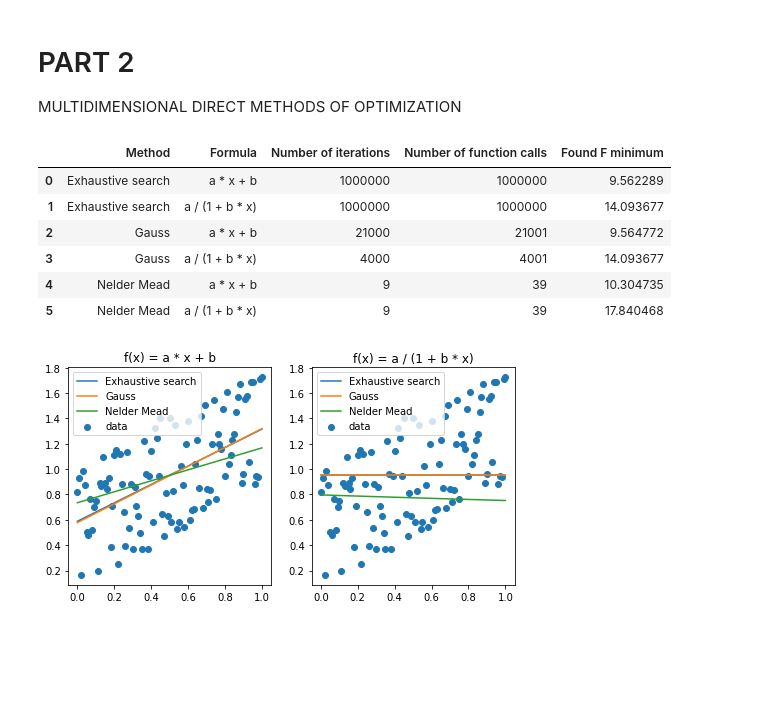
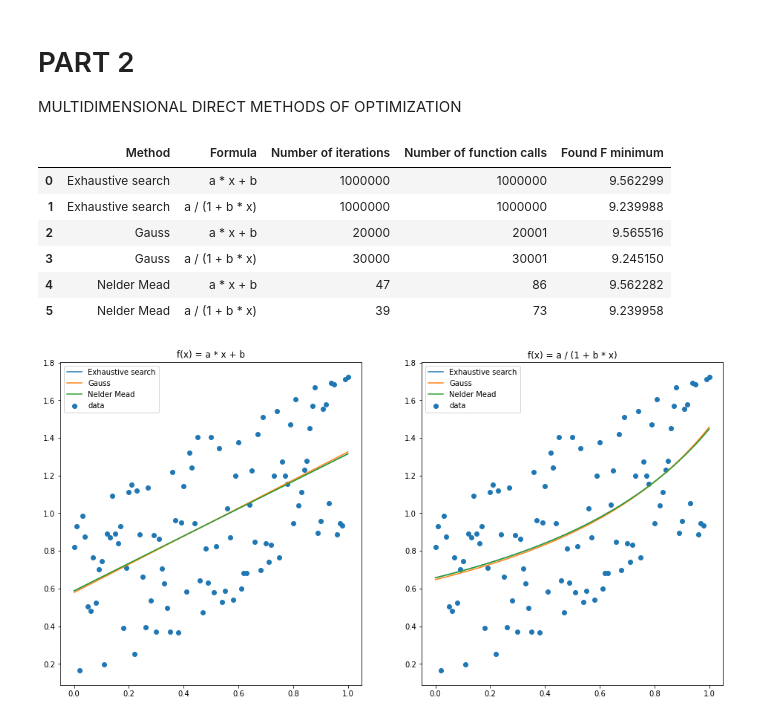
Before and after one commit to timetoai/algorithms_2021_labs, a Jupyter notebook: lab2.ipynb, the cells around one changed output. Drawn from its saved outputs; the diff is of its cells as text; code cells hidden in the pictures; blank space fills up the shorter version.

```diff
--- a/lab2.ipynb
+++ b/lab2.ipynb
@@ -206,11 +207,18 @@ def Nelder_Mead(f, xs, ys, x_min=0, x_max=1, eps=0.001, seed=None):
 
     return f_num, iter_num, points[0][0], points[0][1:]
 
+def Nelder_Mead(f, xs, ys, x_min=0, x_max=1, eps=0.001, seed=None):
+    random.seed(seed)
+    f_mod = lambda x: score_func(f, *x, xs, ys)
+    coeffs = np.array([random.random(), random.random()])
+    res = minimize(f_mod, x0=coeffs, method='Nelder-Mead', options={'xatol':eps, 'fatol':eps})
+    return res.nfev, res.nit, res.fun, res.x
+
 formulas = (lambda x, a, b: a * x + b, lambda x, a, b: a / (1 + b * x))
 # %%
 seed = 1001
 xs, ys = generate_data(seed)
-x_min, x_max, eps = 0, 1, 0.001
+x_min, x_max, eps = - 1, 1, 0.001
 f_nums, iter_nums, f_mins, coeffs = [], [], [], []
 for method in (exhaustive_search, gauss, Nelder_Mead):
     for formula in formulas:
@@ -226,24 +234,24 @@ pd.DataFrame({'Method': [methods_repr[x // 2] for x in range(6)], 'Formula': for
              'Number of function calls': f_nums, 'Found F minimum': f_mins})
 # %% [output]
 |  | Method | Formula | Number of iterations | Number of function calls | Found F minimum |
-| 0 | Exhaustive search | a * x + b | 1000000 | 1000000 | 9.562289 |
-| 1 | Exhaustive search | a / (1 + b * x) | 1000000 | 1000000 | 14.093677 |
-| 2 | Gauss | a * x + b | 21000 | 21001 | 9.564772 |
-| 3 | Gauss | a / (1 + b * x) | 4000 | 4001 | 14.093677 |
-| 4 | Nelder Mead | a * x + b | 9 | 39 | 10.304735 |
-| 5 | Nelder Mead | a / (1 + b * x) | 9 | 39 | 17.840468 |
+| 0 | Exhaustive search | a * x + b | 1000000 | 1000000 | 9.562299 |
+| 1 | Exhaustive search | a / (1 + b * x) | 1000000 | 1000000 | 9.239988 |
+| 2 | Gauss | a * x + b | 20000 | 20001 | 9.565516 |
+| 3 | Gauss | a / (1 + b * x) | 30000 | 30001 | 9.245150 |
+| 4 | Nelder Mead | a * x + b | 47 | 86 | 9.562282 |
+| 5 | Nelder Mead | a / (1 + b * x) | 39 | 73 | 9.239958 |
 # %%
-fig, axs = plt.subplots(1, 2, sharex=True, figsize=(8, 4))
+fig, axs = plt.subplots(1, 2, sharex=True, figsize=(16, 8))
 x_domain = np.linspace(0, 1)
 for i in range(2):
     axs[i].set_title('f(x) = ' + formula_repr[i])
     axs[i].scatter(x=xs, y=ys)
     for j in range(3):
         a, b = coeffs[j * 2 + i]
         axs[i].plot(x_domain, [formulas[i](x, a, b) for x in x_domain])
     axs[i].legend(list(methods_repr) + ['data'])
 # %% [output]
-[figure, old version]
+[figure, new version]
 # %%
 pd.DataFrame({'Method': [methods_repr[x // 2] for x in range(6)], 'Formula': formula_repr * 3, 'Number of iterations': iter_nums,\
              'Number of function calls': f_nums, 'Found F minimum': f_mins, 'a': [x[0] for x in coeffs], 'b': [x[1] for x in coeffs]}).to_csv('lab2_results.csv', index=False)
```
Also changed, not shown: parts of 1 cell of this notebook.
